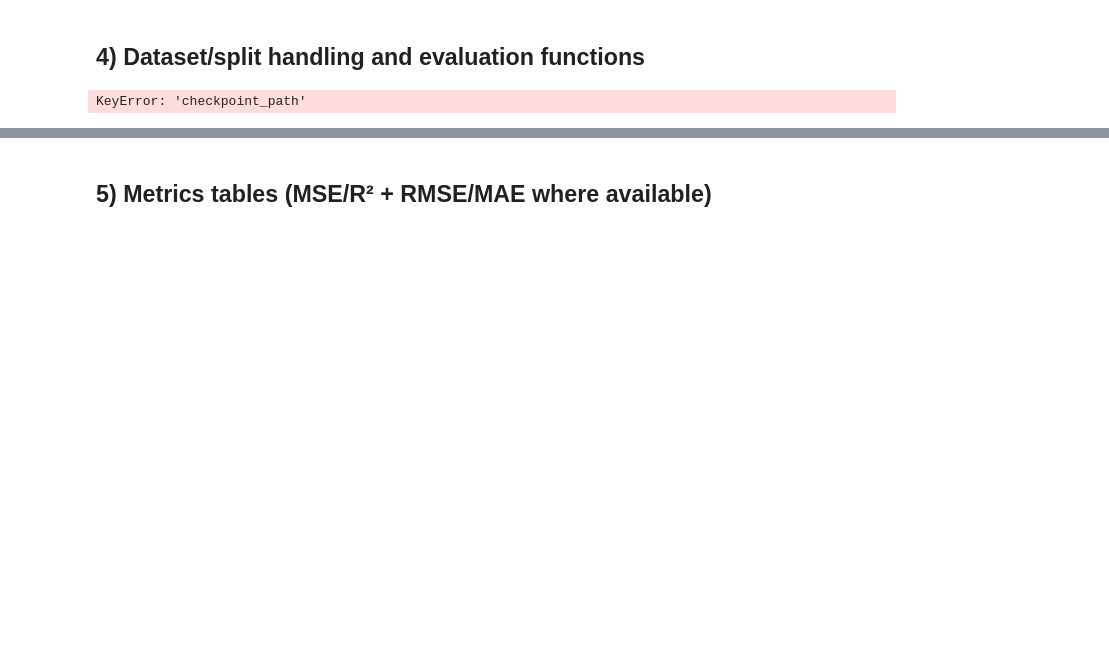
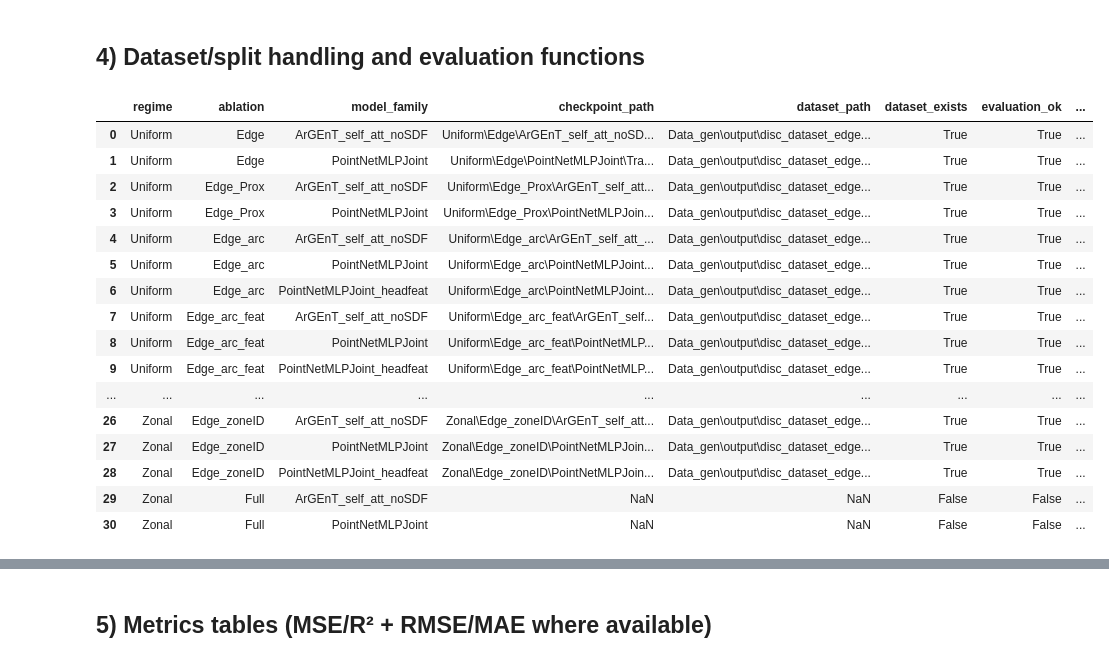
Before and after one commit to Abdullasmf/Disc_lifing_paper, a Jupyter notebook: Comparison/model_ablation_comparison.ipynb, the cells around one changed output, grey strips where cells are left out. Cells and saved outputs as stored; diff of their text form; code cells hidden in the pictures; blank space fills up the shorter version.

Commit message:
Model ablation ran for agent

```diff
--- a/Comparison/model_ablation_comparison.ipynb
+++ b/Comparison/model_ablation_comparison.ipynb
@@ -879,13 +833,30 @@ def evaluate_checkpoint_row(row: pd.Series) -> Dict[str, Any]:
 # %%
 eval_rows = []
-for _, row in primary_df.iterrows():
+for _, row in recon_df.iterrows():
     eval_rows.append(evaluate_checkpoint_row(row))
 
 eval_df = pd.DataFrame(eval_rows)
-
-eval_df[['regime','ablation','model_family','checkpoint_path','dataset_path','dataset_exists','evaluation_ok','evaluation_error']].sort_values(['regime','ablation','model_family'])
+eval_df[['regime', 'ablation', 'model_family', 'checkpoint_path',
+         'dataset_path', 'dataset_exists', 'evaluation_ok', 'evaluation_error']].sort_values(
+    ['regime', 'ablation', 'model_family'])
 # %% [output]
-KeyError: 'checkpoint_path'
+|  | regime | ablation | model_family | checkpoint_path | dataset_path | dataset_exists | evaluation_ok | ... |
+| 0 | Uniform | Edge | ArGEnT_self_att_noSDF | Uniform\Edge\ArGEnT_self_att_noSD... | Data_gen\output\disc_dataset_edge... | True | True | ... |
+| 1 | Uniform | Edge | PointNetMLPJoint | Uniform\Edge\PointNetMLPJoint\Tra... | Data_gen\output\disc_dataset_edge... | True | True | ... |
+| 2 | Uniform | Edge_Prox | ArGEnT_self_att_noSDF | Uniform\Edge_Prox\ArGEnT_self_att... | Data_gen\output\disc_dataset_edge... | True | True | ... |
+| 3 | Uniform | Edge_Prox | PointNetMLPJoint | Uniform\Edge_Prox\PointNetMLPJoin... | Data_gen\output\disc_dataset_edge... | True | True | ... |
+| 4 | Uniform | Edge_arc | ArGEnT_self_att_noSDF | Uniform\Edge_arc\ArGEnT_self_att_... | Data_gen\output\disc_dataset_edge... | True | True | ... |
+| 5 | Uniform | Edge_arc | PointNetMLPJoint | Uniform\Edge_arc\PointNetMLPJoint... | Data_gen\output\disc_dataset_edge... | True | True | ... |
+| 6 | Uniform | Edge_arc | PointNetMLPJoint_headfeat | Uniform\Edge_arc\PointNetMLPJoint... | Data_gen\output\disc_dataset_edge... | True | True | ... |
+| 7 | Uniform | Edge_arc_feat | ArGEnT_self_att_noSDF | Uniform\Edge_arc_feat\ArGEnT_self... | Data_gen\output\disc_dataset_edge... | True | True | ... |
+| 8 | Uniform | Edge_arc_feat | PointNetMLPJoint | Uniform\Edge_arc_feat\PointNetMLP... | Data_gen\output\disc_dataset_edge... | True | True | ... |
+| 9 | Uniform | Edge_arc_feat | PointNetMLPJoint_headfeat | Uniform\Edge_arc_feat\PointNetMLP... | Data_gen\output\disc_dataset_edge... | True | True | ... |
+| ... | ... | ... | ... | ... | ... | ... | ... | ... |
+| 26 | Zonal | Edge_zoneID | ArGEnT_self_att_noSDF | Zonal\Edge_zoneID\ArGEnT_self_att... | Data_gen\output\disc_dataset_edge... | True | True | ... |
+| 27 | Zonal | Edge_zoneID | PointNetMLPJoint | Zonal\Edge_zoneID\PointNetMLPJoin... | Data_gen\output\disc_dataset_edge... | True | True | ... |
+| 28 | Zonal | Edge_zoneID | PointNetMLPJoint_headfeat | Zonal\Edge_zoneID\PointNetMLPJoin... | Data_gen\output\disc_dataset_edge... | True | True | ... |
+| 29 | Zonal | Full | ArGEnT_self_att_noSDF | NaN | NaN | False | False | ... |
+| 30 | Zonal | Full | PointNetMLPJoint | NaN | NaN | False | False | ... |
 # %%
 if eval_df.empty:
     print('No evaluation rows.')
```
Also changed, not shown: parts of 16 cells of this notebook, 1 other file.
